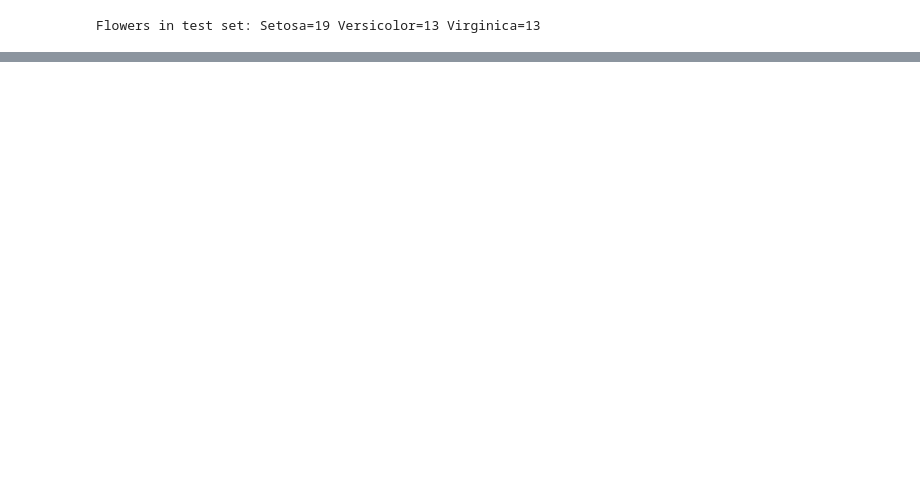
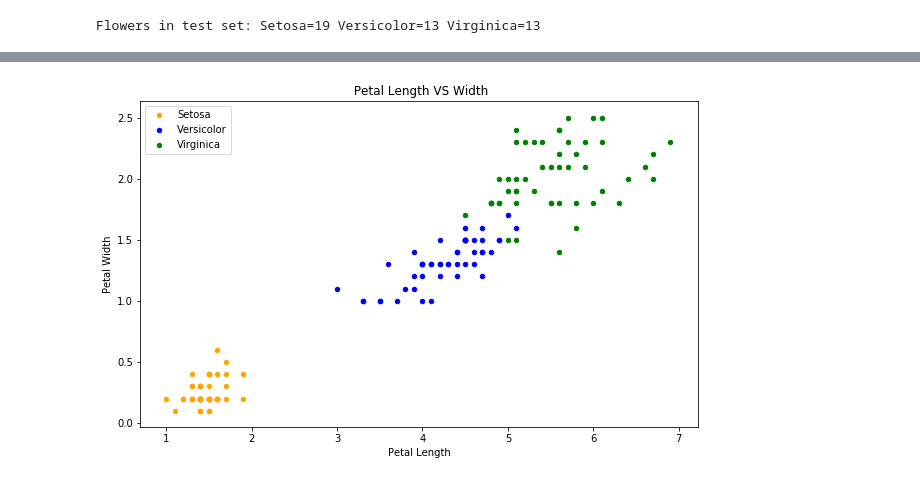
Before and after one commit to AshherShahzad/ASSIGNMENT-IRIS-MULTI-CLASS-CLASSIFICATION, a Jupyter notebook: iris_model_training.ipynb, the cells around one changed output, grey strips where cells are left out. Drawn from its saved outputs; the diff is of its cells as text; code cells hidden in the pictures; blank space fills up the shorter version.

```diff
--- a/iris_model_training.ipynb
+++ b/iris_model_training.ipynb
@@ -292,0 +343,12 @@ CORRECT: Setosa predicted as Setosa
+# %%
+fig = iris[iris.variety=='Setosa'].plot.scatter(x='petal.length',y='petal.width',color='orange', label='Setosa')
+iris[iris.variety=='Versicolor'].plot.scatter(x='petal.length',y='petal.width',color='blue', label='Versicolor',ax=fig)
+iris[iris.variety=='Virginica'].plot.scatter(x='petal.length',y='petal.width',color='green', label='Virginica', ax=fig)
+fig.set_xlabel("Petal Length")
+fig.set_ylabel("Petal Width")
+fig.set_title(" Petal Length VS Width")
+fig=plt.gcf()
+fig.set_size_inches(10,6)
+plt.show()
+# %% [output]
+[figure, added]
```
Also changed, not shown: parts of 45 cells of this notebook.
